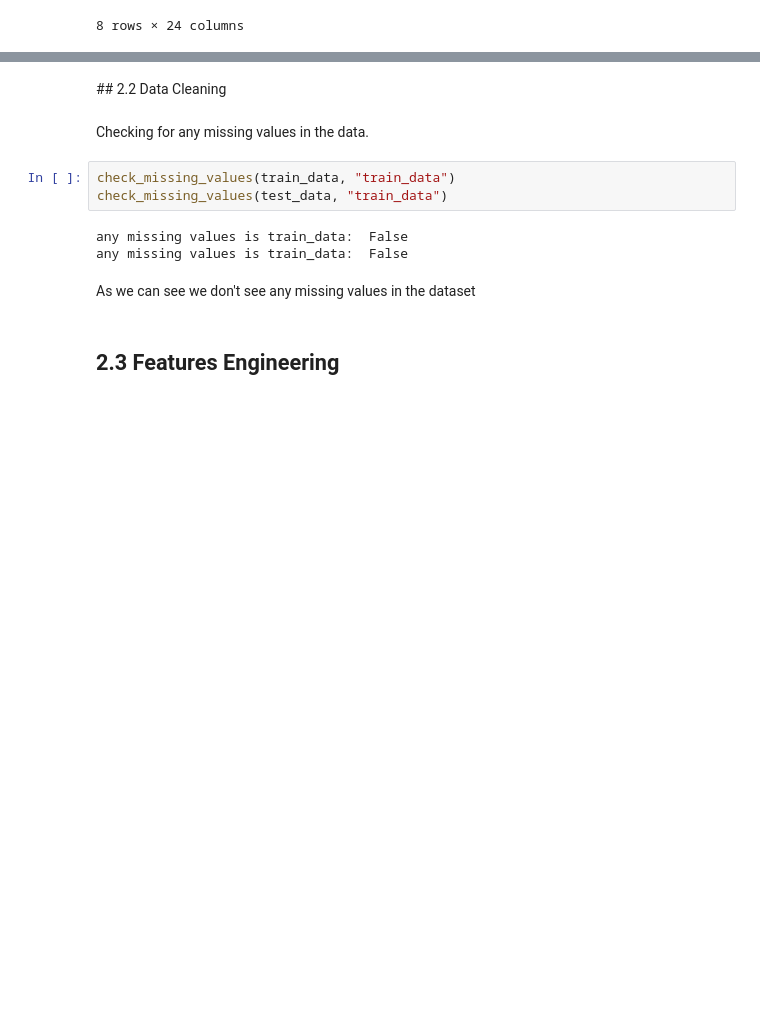
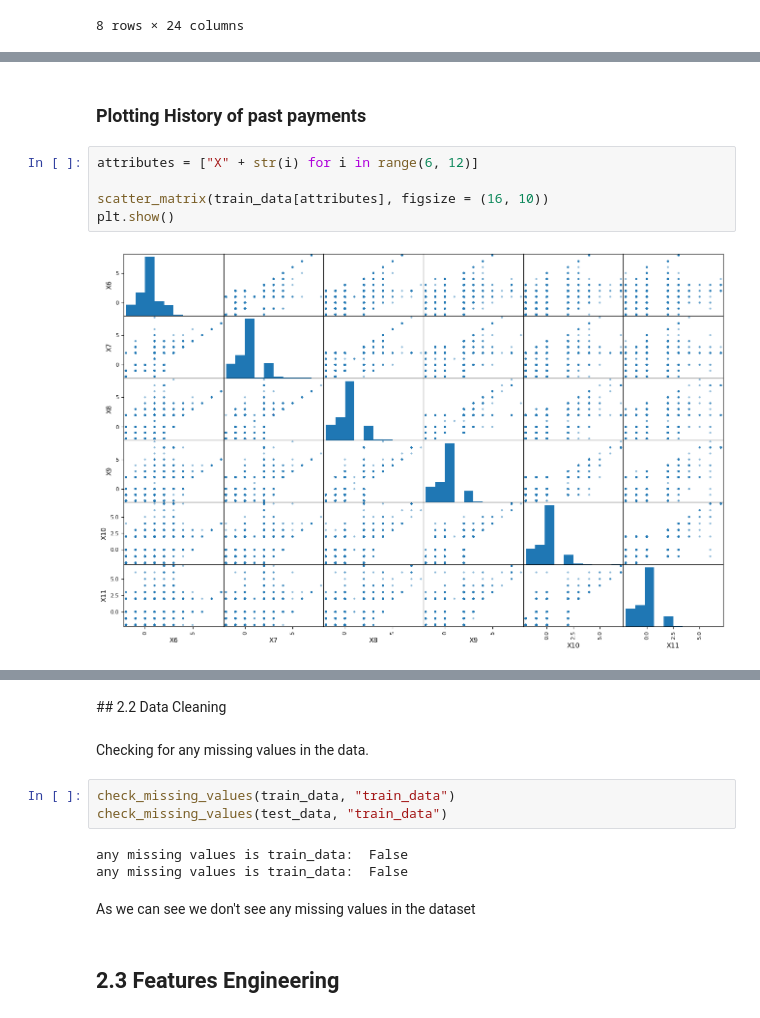
Before and after one commit to rjosh003-CS/Data-Mining-coursework, a Jupyter notebook: DM_coursework_part_2.ipynb, the cells around one changed output, grey strips where cells are left out. Saved outputs shown, nothing was run; the diff lists cells and outputs as text; blank space fills up the shorter version.

```diff
--- a/DM_coursework_part_2.ipynb
+++ b/DM_coursework_part_2.ipynb
@@ -558,0 +596,9 @@ test_data.describe()
+# %% [markdown]
+### Plotting History of past payments
+# %%
+attributes = ["X" + str(i) for i in range(6, 12)]
+
+scatter_matrix(train_data[attributes], figsize = (16, 10))
+plt.show()
+# %% [output]
+[figure, added]
```
Also changed, not shown: parts of 13 cells of this notebook.
